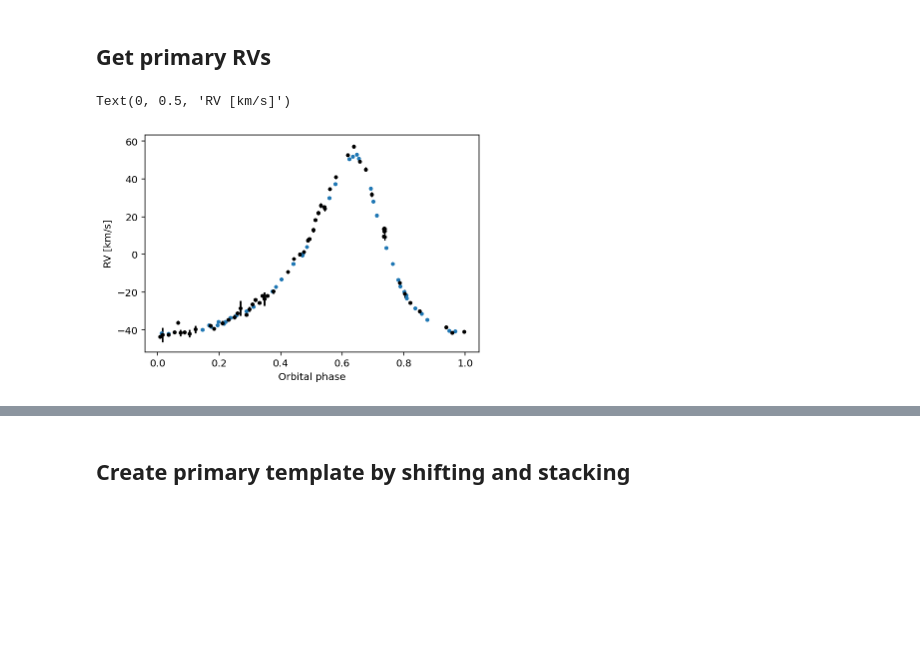
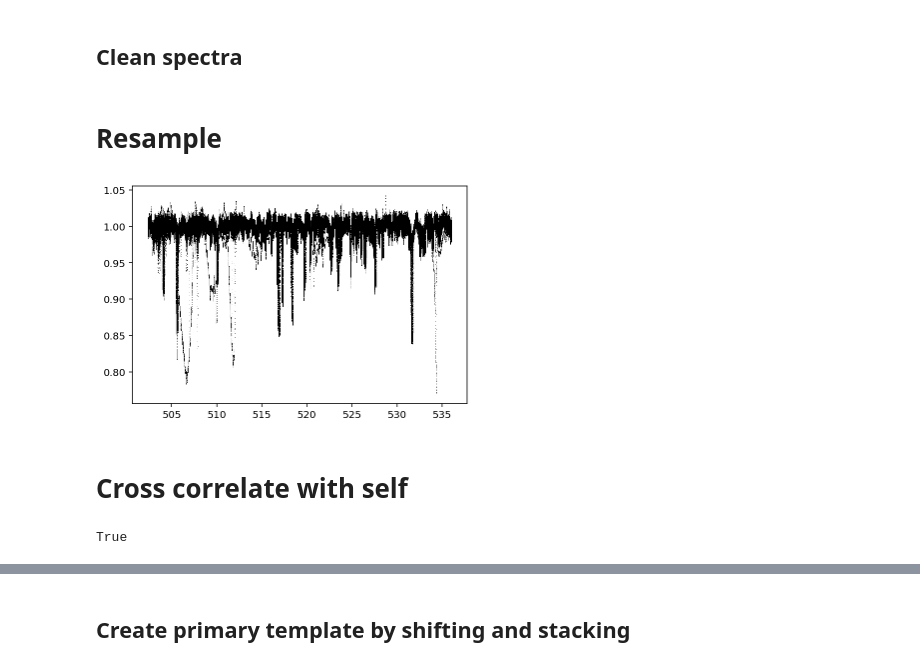
Before and after one commit to danhey/adra, a Jupyter notebook: RV extract ispec.ipynb, the cells around one changed output, grey strips where cells are left out. Saved outputs shown, nothing was run; the diff lists cells and outputs as text; code cells hidden in the pictures; blank space fills up the shorter version.

```diff
--- a/RV extract ispec.ipynb
+++ b/RV extract ispec.ipynb
@@ -111,7 +111,7 @@ def get_spectrum(spec, orders):
 
     all_wav, all_flux = np.array(all_wav), np.array(all_flux)
     all_flux /= np.median(all_flux)
-    all_flux = smooth(all_wav, all_flux, factor=0.05)
+    all_flux = smooth(all_wav, all_flux, factor=0.1)
     return all_wav, all_flux
 # %%
 def rv_ccf_mask(spectrum, diagnose=False, ax=None):
@@ -135,8 +135,8 @@ def rv_ccf_mask(spectrum, diagnose=False, ax=None):
 #     if len(models) > 1:
 #         return models[0].mu(), models[1].mu()#, models[1].mu(), models[1].emu()
     return models[0].mu(), models[0].emu()
-# %% [markdown]
-## Get primary RVs
+# %% [markdown]
+## Clean spectra
 # %%
 all_spectra_files = np.array(sorted(glob.glob(spectra_dir + '*.fits')))
 epochs = np.arange(len(all_spectra_files))
@@ -144,12 +144,13 @@ m = ~((epochs == 60) | (epochs == 15))
 all_spectra_files = all_spectra_files[m]
 
 orders = [18,19,20,21,22,23,24,25,26]
-orders=[1,2,3,4,5,6,7,8,9,10,11,12,13,14,15,16,17,18,19,20,21,22,23]
+# orders=[1,2,3,4,5,6,7,8,9,10,11,12,13,14,15,16,17,18,19,20,21,22,23]
 #18,19,20,21,22,23,24,25,
 
 all_rv, all_rv_err = [], []
 times = []
 all_spectra = []
+
 
 for spec in tqdm.tqdm(all_spectra_files[:]):
 
@@ -161,33 +162,19 @@ for spec in tqdm.tqdm(all_spectra_files[:]):
     wav, flux = wav[m], flux[m]
     flux /= np.median(flux)
 
-    np.savetxt(f"cleaned/{spec.split('/')[-1].split('.')[0]}.txt", list(zip(wav / 10, flux, np.ones_like(flux) * 0.01)))
-    star_spectrum = ispec.read_spectrum(f"cleaned/{spec.split('/')[-1].split('.')[0]}.txt")
+#     np.savetxt(f"cleaned/{spec.split('/')[-1].split('.')[0]}.txt", list(zip(wav / 10, flux, np.ones_like(flux) * 0.01)))
+#     star_spectrum = ispec.read_spectrum(f"cleaned/{spec.split('/')[-1].split('.')[0]}.txt")
+    star_spectrum = ispec.create_spectrum_structure(wav / 10)
+    star_spectrum['flux'] = flux
 
     all_spectra.append(star_spectrum)
-
-    rv, rv_err = rv_ccf_mask(star_spectrum, diagnose=False)
-    all_rv.append(rv)
-    all_rv_err.append(rv_err)
-# %%
-RV = np.array(all_rv)
-import astropy.units as u
-bvcs = []
-for spec in all_spectra_files:
-    meta = pf.getheader( spec )
-    bvcs.append(meta['BVC'])
-
-RV = (RV * u.km / u.s) + (bvcs * u.km / u.s) + (RV * u.km / u.s) * (bvcs * u.km / u.s) / (299792.458 * u.km / u.s)
-
-bischoff_x, bischoff_y = np.loadtxt('data/RV/bischoff_rv_fixed_time.txt', usecols=(0,1)).T
-
-porb = 51.4213
-plt.errorbar((np.array(times) + 2400000) % porb / porb, RV.value, yerr=all_rv_err, fmt='.k')
-
-plt.plot((bischoff_x + 2457000) % porb / porb, bischoff_y, '.')
-
-plt.xlabel('Orbital phase')
-plt.ylabel('RV [km/s]')
-# %% [output]
-Text(0, 0.5, 'RV [km/s]')
-[figure, removed]
+# %% [markdown]
+# Resample
+# %%
+wavelengths = np.arange(all_spectra[0]['waveobs'].min()+3, all_spectra[0]['waveobs'].max()-3, 0.002) # 0.2 A
+resampled = np.array([interpolate_spectrum(spec['waveobs'], spec['flux'], wavelengths) for spec in all_spectra])
+plt.plot(wavelengths, resampled.T, ',k');
+# %% [output]
+[figure, added]
+# %% [markdown]
+# Cross correlate with self
@@ -193,0 +232,4 @@ Text(0, 0.5, 'RV [km/s]')
+# %%
+np.all(np.diff(all_wav_shifts, axis=0)[-1] < 1e-9)
+# %% [output]
+True
```
Also changed, not shown: parts of 11 cells of this notebook, 3 other files.
